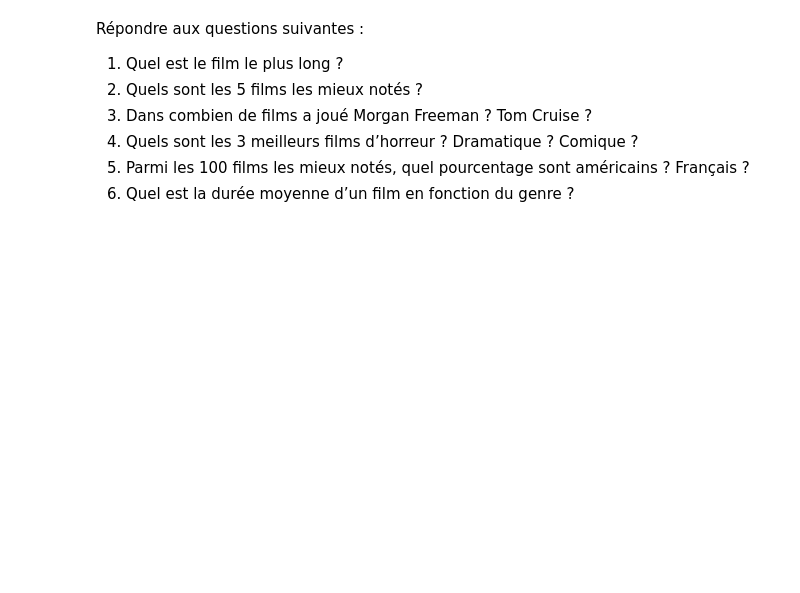
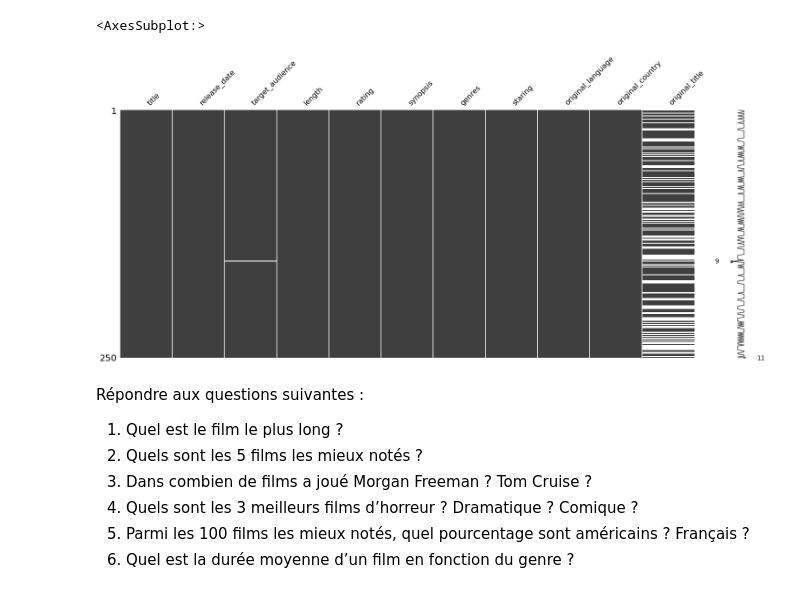
Before and after one commit to tyc45/Brief_Scraping_Allocine, a Jupyter notebook: questions.ipynb, the cells around one changed output. Drawn from its saved outputs; the diff is of its cells as text; code cells hidden in the pictures; blank space fills up the shorter version.

```diff
--- a/questions.ipynb
+++ b/questions.ipynb
@@ -26,3 +24,9 @@ Name: length, dtype: int64
+# %%
+%matplotlib inline
+msno.matrix(best_movies.sample(250))
+# %% [output]
+<AxesSubplot:>
+[figure, added]
 # %% [markdown]
 Répondre aux questions suivantes :
 1) Quel est le film le plus long ?
```
Also changed, not shown: parts of 15 cells of this notebook, 1 other file.
